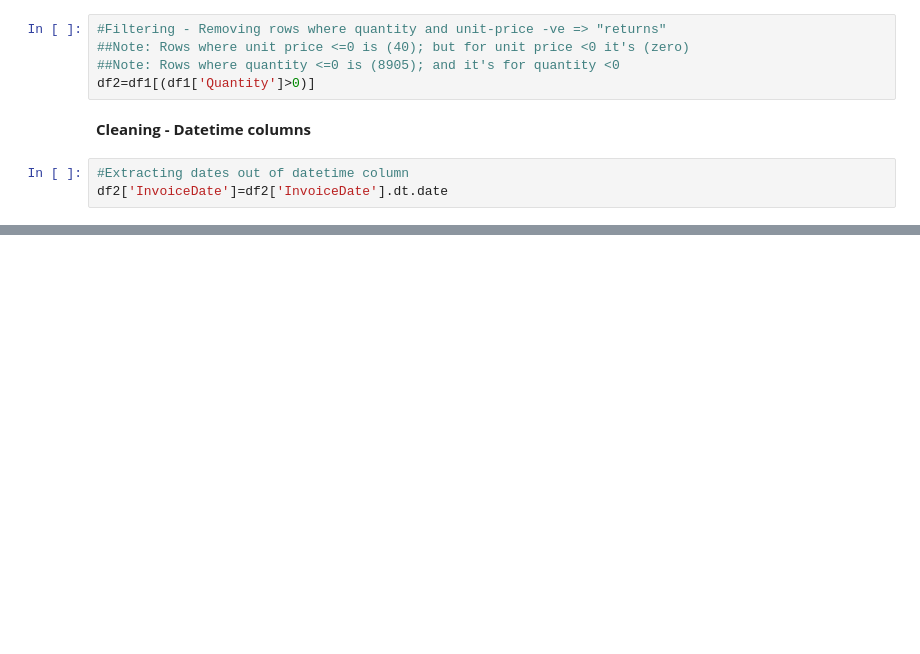
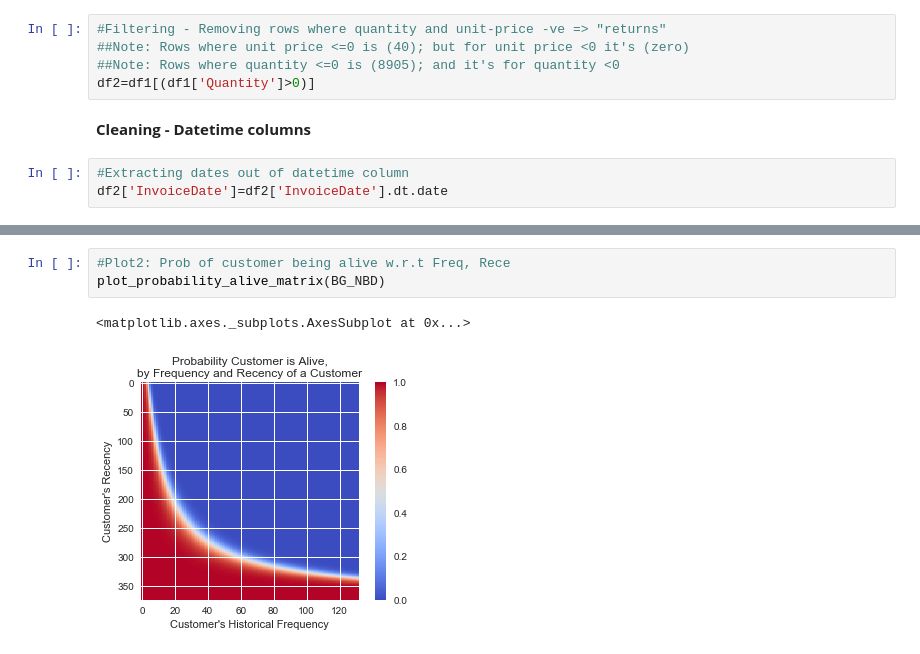
Before and after one commit to SwapnilSParkhe/Project-Customer_Lifetime_Value, a Jupyter notebook: CLV_NonContractual_Continuous.ipynb, the cells around one changed output, grey strips where cells are left out. Cells and saved outputs as stored; diff of their text form; blank space fills up the shorter version.

```diff
--- a/CLV_NonContractual_Continuous.ipynb
+++ b/CLV_NonContractual_Continuous.ipynb
@@ -129,0 +229,6 @@ max     18287.000000   80995.000000  168469.600000
+# %%
+#Plot2: Prob of customer being alive w.r.t Freq, Rece
+plot_probability_alive_matrix(BG_NBD)
+# %% [output]
+<matplotlib.axes._subplots.AxesSubplot at 0x...>
+[figure, added]
```
Also changed, not shown: parts of 19 cells of this notebook.
